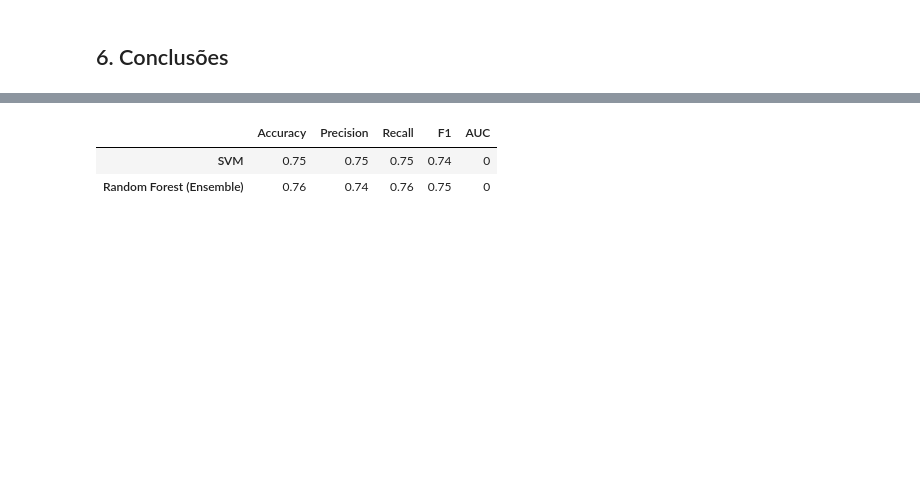
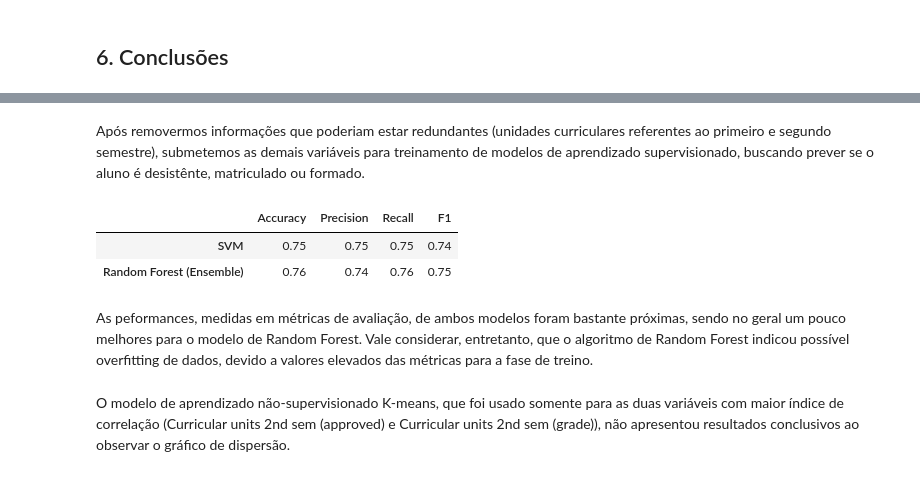
Before and after one commit to PurpleLobster31/ada-machinelearning2, a Jupyter notebook: notebooks/project.ipynb, the cells around one changed output, grey strips where cells are left out. Drawn from its saved outputs; the diff is of its cells as text; code cells hidden in the pictures; blank space fills up the shorter version.

```diff
--- a/notebooks/project.ipynb
+++ b/notebooks/project.ipynb
@@ -404,6 +409,7 @@ svm_model = SVC(C=svm_params['C'], kernel=svm_params['kernel'])
 
 svm_model.fit(X_train_preparado, y_train)
 
-svm_predictions = svm_model.predict(X_test_preparado)
+svm_train_predictions = svm_model.predict(X_train_preparado)
+svm_test_predictions = svm_model.predict(X_test_preparado)
 # %% [markdown]
 #### Métricas de avaliação
@@ -473,6 +492,7 @@ rf_model = RandomForestClassifier(
 
 rf_model.fit(X_train_preparado, y_train)
 
-rf_predictions = rf_model.predict(X_test_preparado)
+rf_train_predictions = rf_model.predict(X_train_preparado)
+rf_test_predictions = rf_model.predict(X_test_preparado)
 # %% [markdown]
 #### Métricas de avaliação
@@ -494,0 +499,22 @@ F1 Score para a SVM: 0.75
+# %%
+# Métricas do treino
+rf_train_accuracy = accuracy_score(y_train, rf_train_predictions)
+rf_train_precision = precision_score(y_train, rf_train_predictions, average='weighted')
+rf_train_recall = recall_score(y_train, rf_train_predictions, average='weighted')
+rf_train_f1 = f1_score(y_train, rf_train_predictions, average='weighted')
+
+# Métricas do teste
+rf_test_accuracy = accuracy_score(y_test, rf_test_predictions)
+rf_test_precision = precision_score(y_test, rf_test_predictions, average='weighted')
+rf_test_recall = recall_score(y_test, rf_test_predictions, average='weighted')
+rf_test_f1 = f1_score(y_test, rf_test_predictions, average='weighted')
+
+# Criando um DataFrame para comparar as métricas de treino e teste
+metrics_rf_comp = pd.DataFrame({
+    'Accuracy': [round(rf_train_accuracy, 4), round(rf_test_accuracy, 4)],
+    'Precision': [round(rf_train_precision, 4), round(rf_test_precision, 4)],
+    'Recall': [round(rf_train_recall, 4), round(rf_test_recall, 4)],
+    'F1': [round(rf_train_f1, 4), round(rf_test_f1, 4)]
+}, index=['Treino', 'Teste'])
+
+metrics_rf_comp
@@ -627,14 +689,19 @@ plt.show()
+# %% [markdown]
+Após removermos informações que poderiam estar redundantes (unidades curriculares referentes ao primeiro e segundo semestre), submetemos as demais variáveis para treinamento de modelos de aprendizado supervisionado, buscando prever se o aluno é desistênte, matriculado ou formado.
 # %%
 metrics_sup_comp = pd.DataFrame({
     'Accuracy': [round(svm_test_accuracy, 2), round(rf_test_accuracy, 2)],
-    'Precision': [round(svm_precision, 2), round(rf_precision, 2)],
-    'Recall': [round(svm_recall, 2), round(rf_recall, 2)],
-    'F1': [round(svm_f1, 2), round(rf_f1, 2)],
-    'AUC': [0, 0]},
+    'Precision': [round(svm_test_precision, 2), round(rf_test_precision, 2)],
+    'Recall': [round(svm_test_recall, 2), round(rf_test_recall, 2)],
+    'F1': [round(svm_test_f1, 2), round(rf_test_f1, 2)]},
     index=['SVM', 'Random Forest (Ensemble)'])
 
 metrics_sup_comp
 # %% [output]
-|  | Accuracy | Precision | Recall | F1 | AUC |
-| SVM | 0.75 | 0.75 | 0.75 | 0.74 | 0 |
-| Random Forest (Ensemble) | 0.76 | 0.74 | 0.76 | 0.75 | 0 |
+|  | Accuracy | Precision | Recall | F1 |
+| SVM | 0.75 | 0.75 | 0.75 | 0.74 |
+| Random Forest (Ensemble) | 0.76 | 0.74 | 0.76 | 0.75 |
+# %% [markdown]
+As peformances, medidas em métricas de avaliação, de ambos modelos foram bastante próximas, sendo no geral um pouco melhores para o modelo de Random Forest. Vale considerar, entretanto, que o algoritmo de Random Forest indicou possível overfitting de dados, devido a valores elevados das métricas para a fase de treino.
+# %% [markdown]
+O modelo de aprendizado não-supervisionado K-means, que foi usado somente para as duas variáveis com maior índice de correlação (Curricular units 2nd sem (approved) e Curricular units 2nd sem (grade)), não apresentou resultados conclusivos ao observar o gráfico de dispersão.
```
Also changed, not shown: parts of 22 cells of this notebook.
